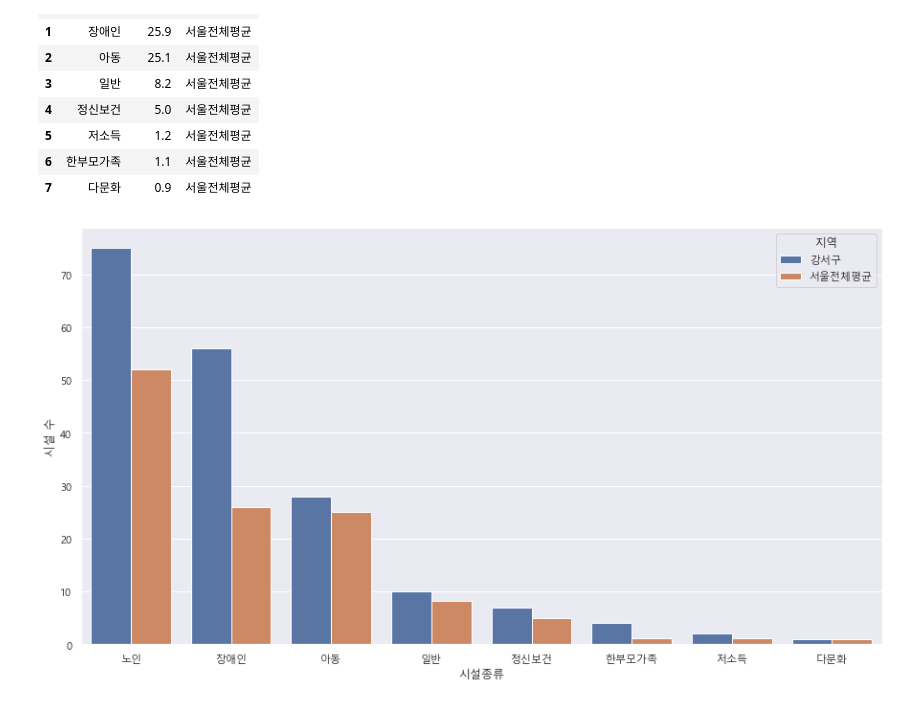
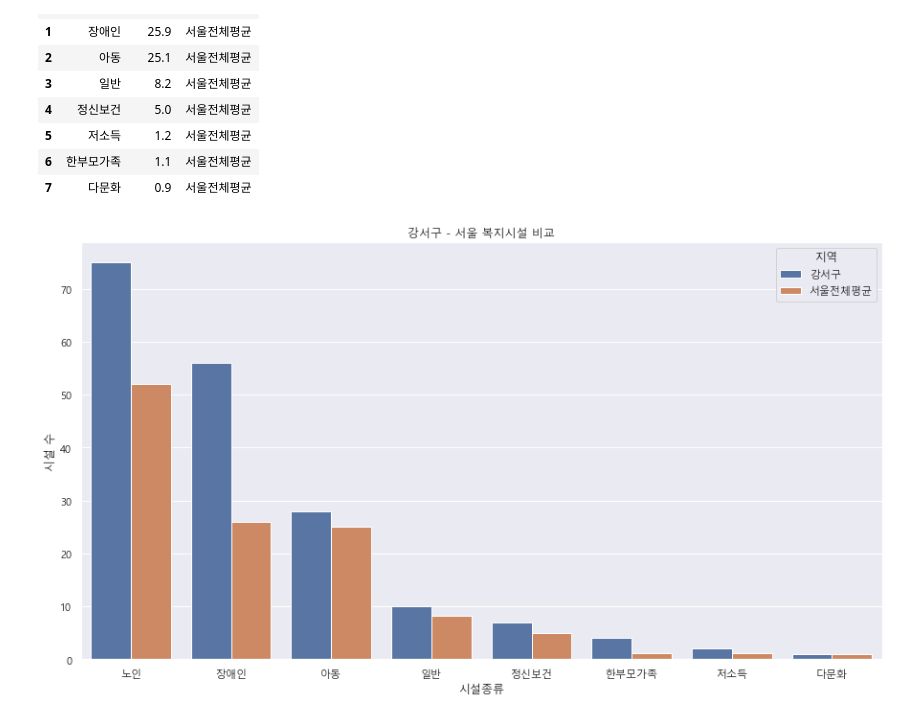
Before and after one commit to 56unbreakable/Gangseo-Publicdata-Project, a Jupyter notebook: 복지 시각화/강서구 복지시설 시각화.ipynb, the cells around one changed output. Cells and saved outputs as stored; diff of their text form; code cells hidden in the pictures.

```diff
--- a/복지 시각화/강서구 복지시설 시각화.ipynb
+++ b/복지 시각화/강서구 복지시설 시각화.ipynb
@@ -207,7 +207,9 @@ seoul_welfare_count_df
 # %%
 welfare = pd.concat([gangseo_welfare_count_df,seoul_welfare_count_df])
 # %%
+import seaborn as sns
 p = sns.barplot(x=welfare["시설종류"],y=welfare["시설 수"],hue=welfare["지역"])
+plt.title("강서구 - 서울 복지시설 비교")
 plt.show()
 # %% [output]
-[figure, old version]
+[figure, new version]
```
Also changed, not shown: 4 other files.
